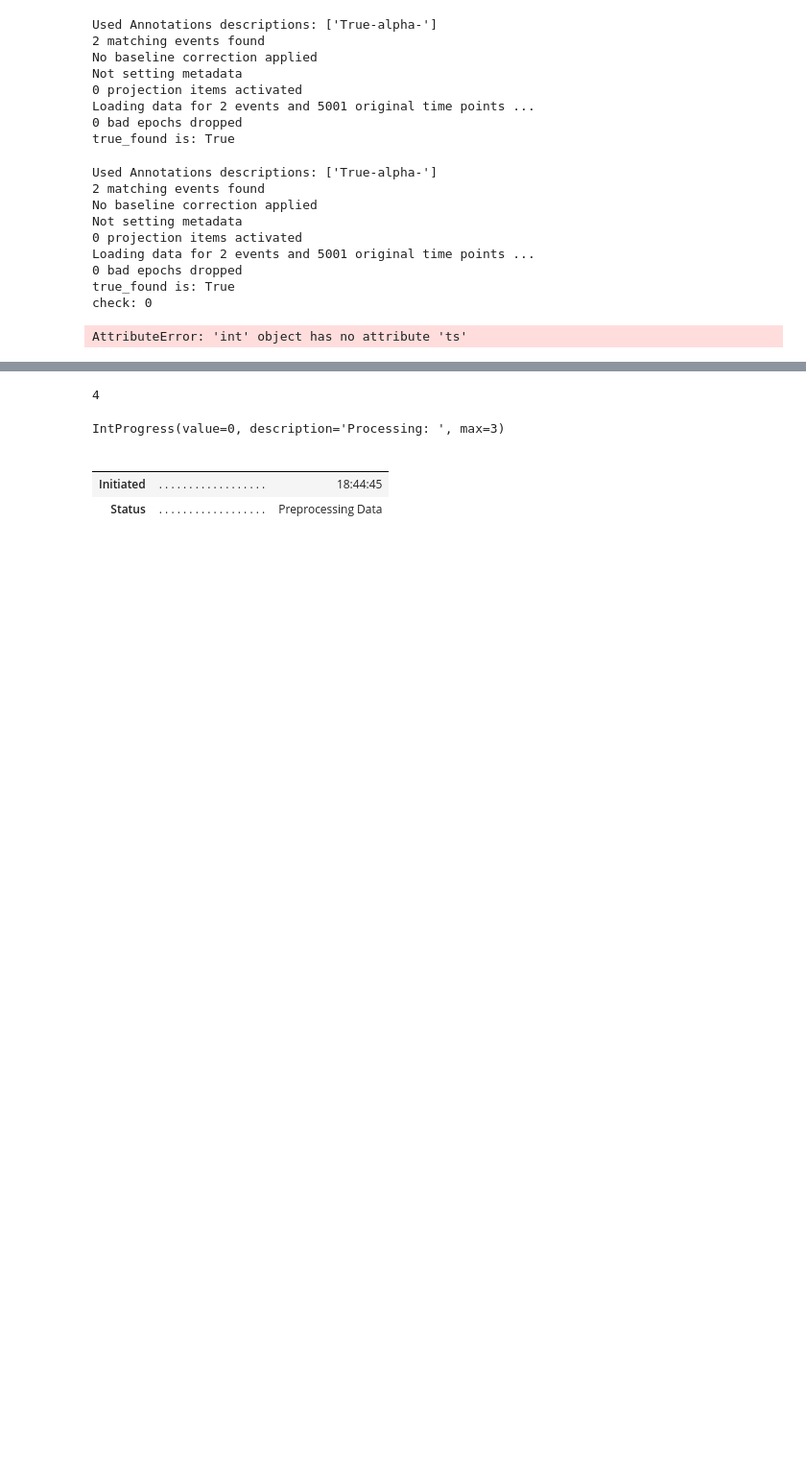
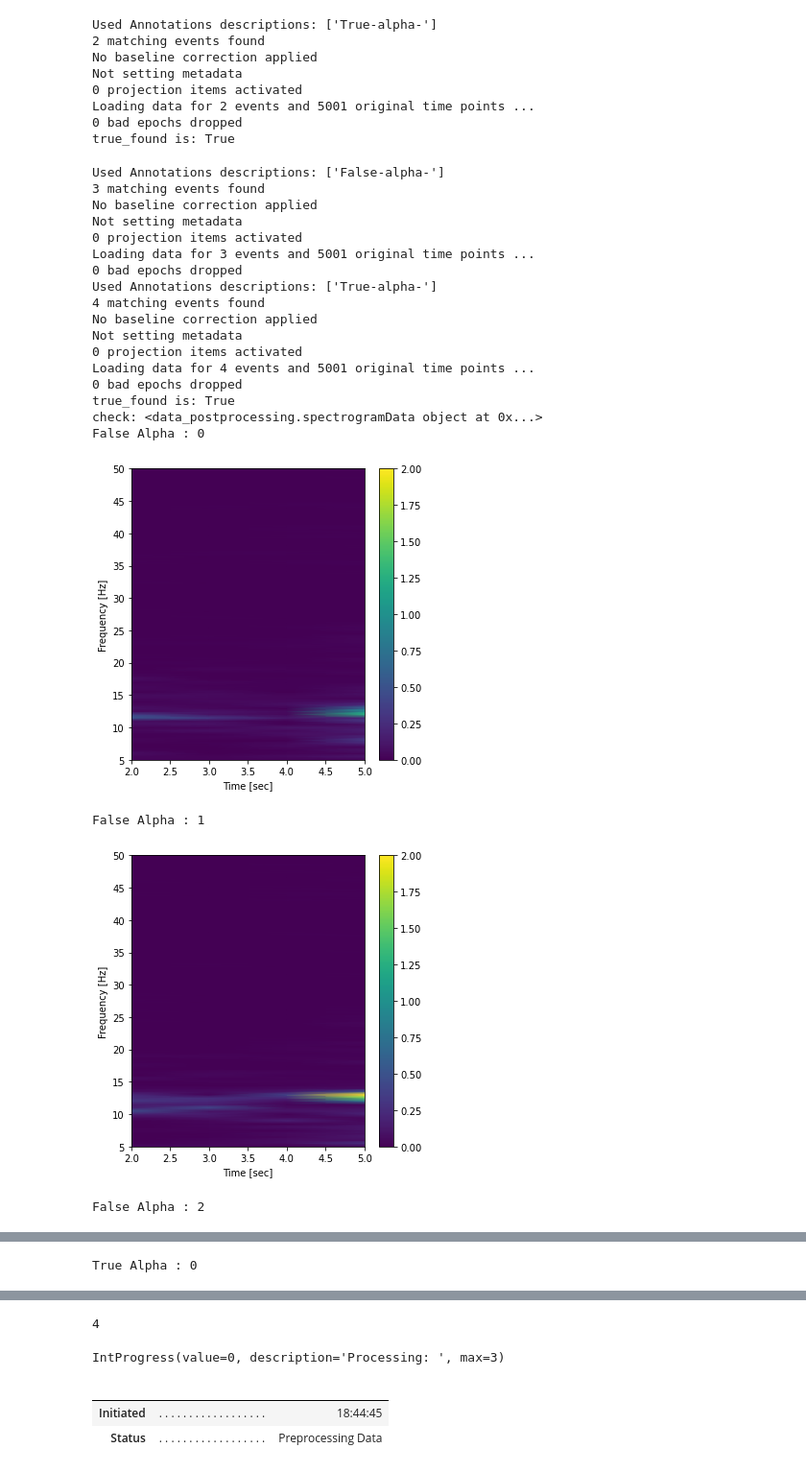
Before and after one commit to nateGeorge/openbci_laryngeal_imagery, a Jupyter notebook: code/prototype eegData class - Sam.ipynb, the cells around one changed output, grey strips where cells are left out. Shown at 96% size. Cells and saved outputs as stored; diff of their text form; code cells hidden in the pictures; blank space fills up the shorter version.

```diff
--- a/code/prototype eegData class - Sam.ipynb
+++ b/code/prototype eegData class - Sam.ipynb
@@ -72,15 +72,26 @@ Loading data for 2 events and 5001 original time points ...
 0 bad epochs dropped
 true_found is: True
 # %%
-eegData.plot_all_alpha_spectrograms(vmax=7)
+eegData.plot_all_alpha_spectrograms(vmax=2)
 # %% [output]
-Used Annotations descriptions: ['True-alpha-']
-2 matching events found
+Used Annotations descriptions: ['False-alpha-']
+3 matching events found
 No baseline correction applied
 Not setting metadata
 0 projection items activated
-Loading data for 2 events and 5001 original time points ...
+Loading data for 3 events and 5001 original time points ...
+0 bad epochs dropped
+Used Annotations descriptions: ['True-alpha-']
+4 matching events found
+No baseline correction applied
+Not setting metadata
+0 projection items activated
+Loading data for 4 events and 5001 original time points ...
 0 bad epochs dropped
 true_found is: True
-check: 0
+check: <data_postprocessing.spectrogramData object at 0x...>
+False Alpha : 0
+[figure, added]
-AttributeError: 'int' object has no attribute 'ts'
+False Alpha : 1
+[figure, added]
+False Alpha : 2
@@ -86,0 +99 @@ AttributeError: 'int' object has no attribute 'ts'
+True Alpha : 0
```
Also changed, not shown: parts of 4 cells of this notebook, 1 other file.
